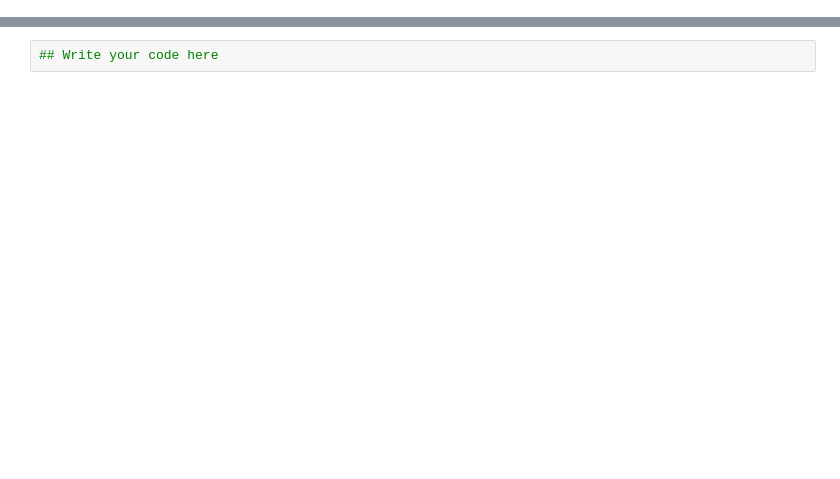
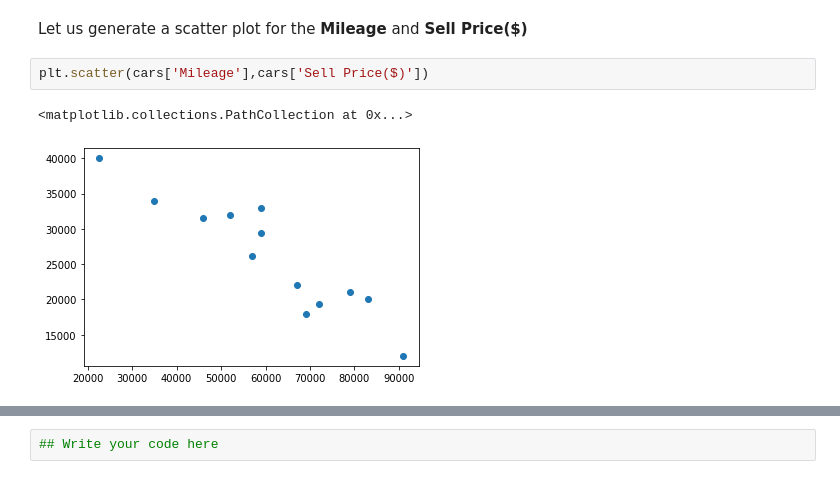
Before and after one commit to mkjubran/IntroToPython-NonIT, a Jupyter notebook: MatplotlibinPython.ipynb, the cells around one changed output, grey strips where cells are left out. Drawn from its saved outputs; the diff is of its cells as text; blank space fills up the shorter version.

```diff
--- a/MatplotlibinPython.ipynb
+++ b/MatplotlibinPython.ipynb
@@ -45,0 +53,7 @@ This is the Pandas DataFrame
+# %% [markdown]
+Let us generate a scatter plot for the **Mileage** and **Sell Price($)**
+# %%
+plt.scatter(cars['Mileage'],cars['Sell Price($)'])
+# %% [output]
+<matplotlib.collections.PathCollection at 0x...>
+[figure, added]
```
Also changed, not shown: parts of 51 cells of this notebook.
